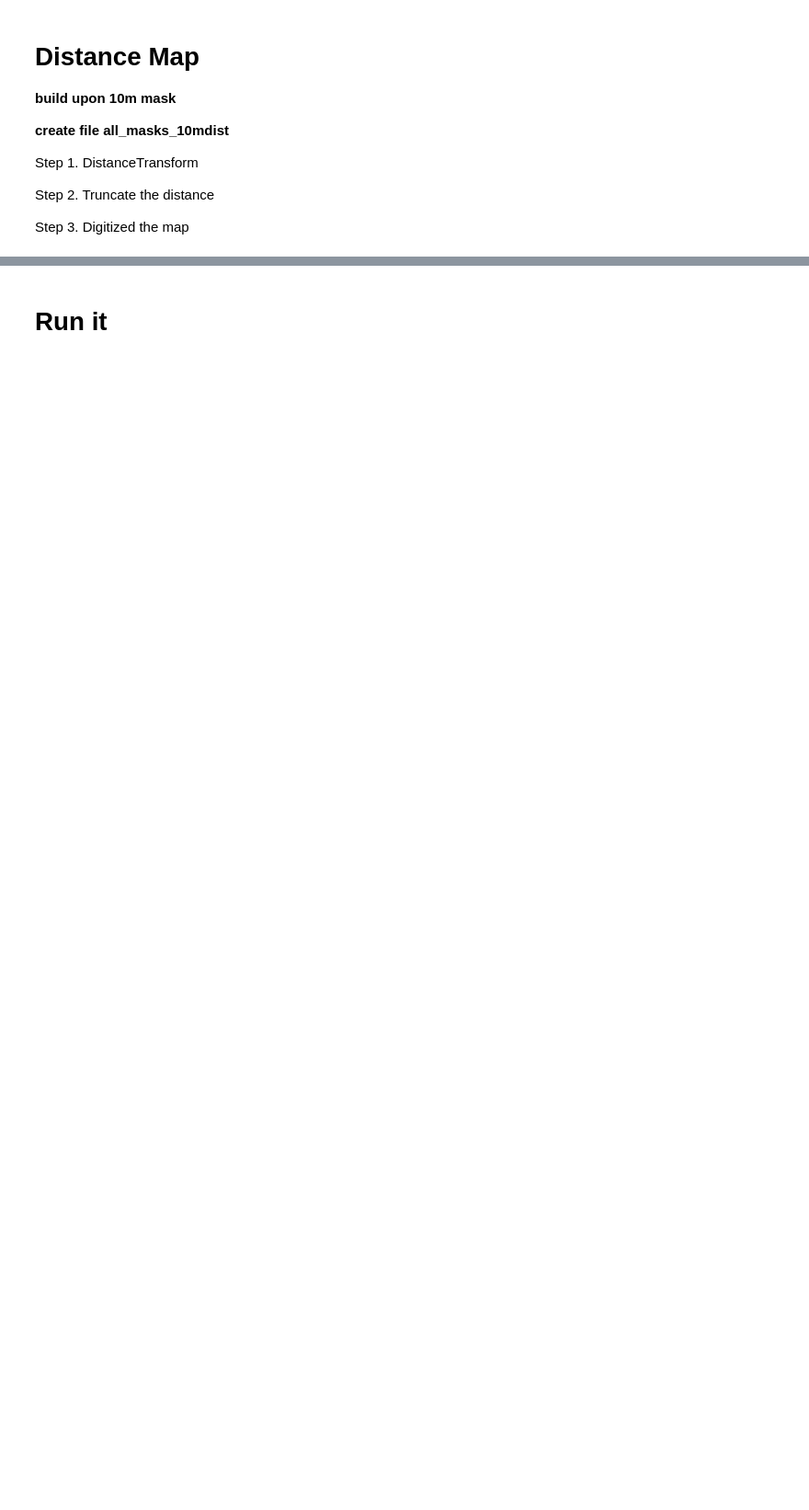
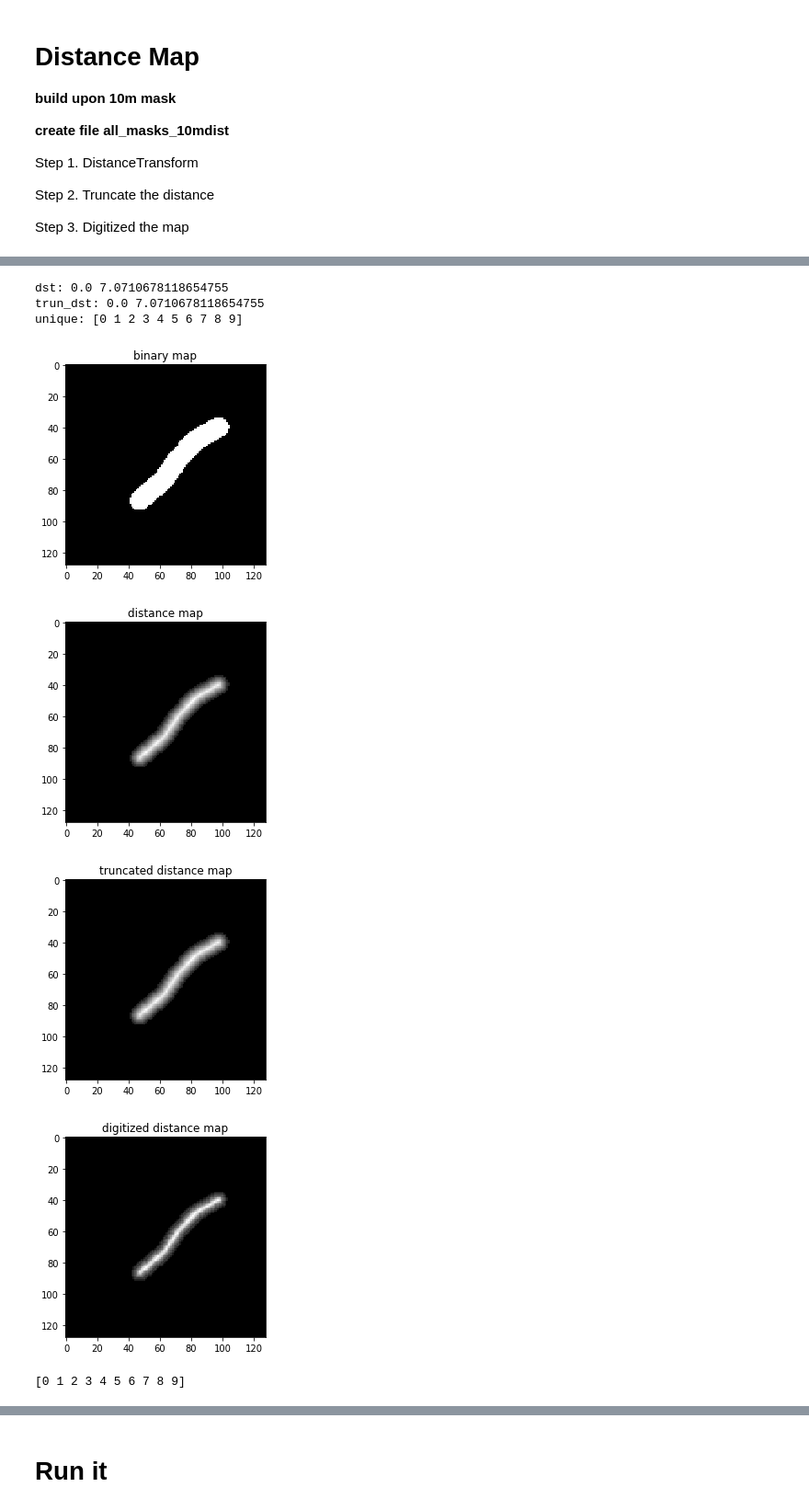
Before and after one commit to Chen-Yifan/DEM_segmentation, a Jupyter notebook: notebook/Create_distance_map.ipynb, the cells around one changed output, grey strips where cells are left out. Shown at 92% size. Saved outputs shown, nothing was run; the diff lists cells and outputs as text; code cells hidden in the pictures; blank space fills up the shorter version.

```diff
--- a/notebook/Create_distance_map.ipynb
+++ b/notebook/Create_distance_map.ipynb
@@ -36,7 +36,7 @@ def load_mask(i):
     return np.load(os.path.join(mask_dir,masks_files[i]))
 # %%
 from scipy import ndimage
-def create_distance_map(mask, plot=False, R=5.5):
+def create_distance_map(mask, bins, plot=False, R=5.5):
     dst = ndimage.distance_transform_edt(mask)
 
     # truncate it with threshold R
@@ -46,7 +46,6 @@ def create_distance_map(mask, plot=False, R=5.5):
     print('trun_dst:',np.min(trun_dst),np.max(trun_dst))
 
     #digitize it
-    bins = np.array([0.0, 1.5, 3.0, 4.5,10])
     quan_dist = np.digitize(trun_dst, bins, right=True)
 
     if(plot):
@@ -88,0 +70,14 @@ array([[0, 0, 0, ..., 0, 0, 0],
+# %%
+mask = load_mask(110)
+bins = np.array([1,2,3,4,4.5, 5,5.5,6,6.5])
+quan_dist_in = create_distance_map(mask, bins, plot=True, R=20)
+print(np.unique(quan_dist_in))
+# %% [output]
+dst: 0.0 7.0710678118654755
+trun_dst: 0.0 7.0710678118654755
+unique: [0 1 2 3 4 5 6 7 8 9]
+[figure, added]
+[figure, added]
+[figure, added]
+[figure, added]
+[0 1 2 3 4 5 6 7 8 9]
```
Also changed, not shown: parts of 11 cells of this notebook, 49 other files.
